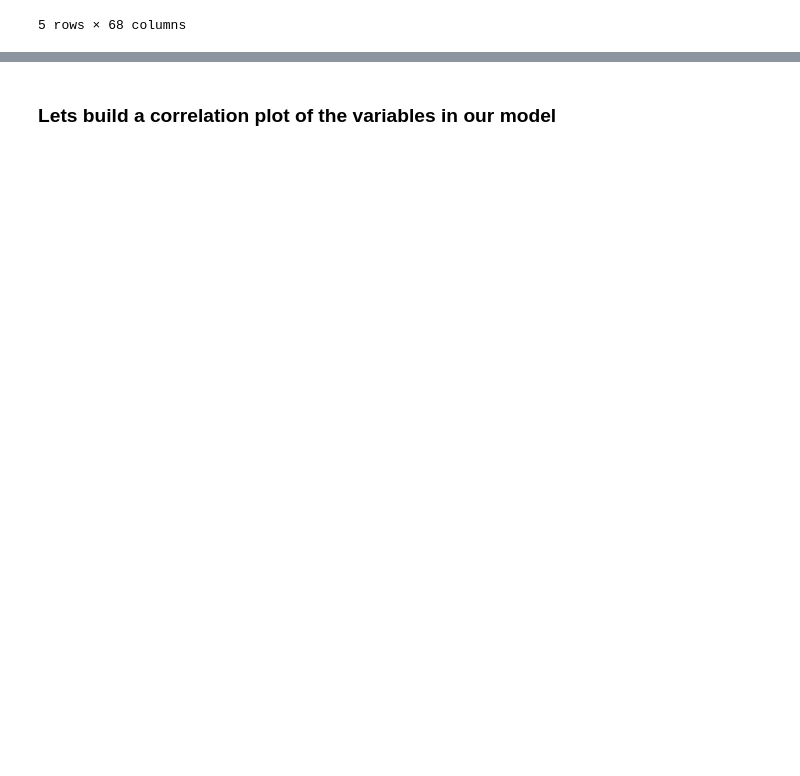
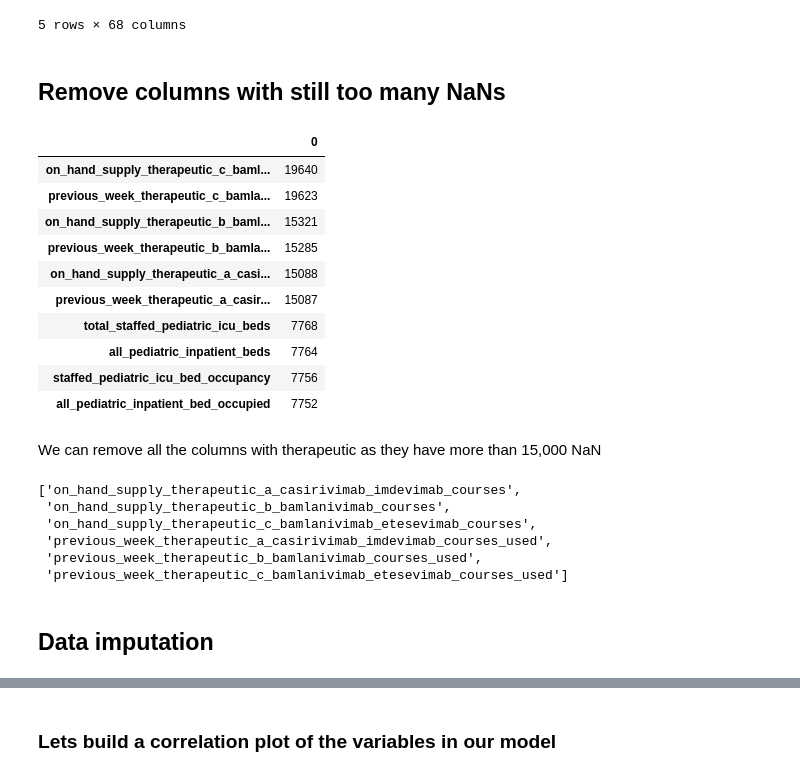
Before and after one commit to alexandreberkovic/COVID-Impact-Time-Series-Prediction, a Jupyter notebook: Cleaning.ipynb, the cells around one changed output, grey strips where cells are left out. Cells and saved outputs as stored; diff of their text form; code cells hidden in the pictures; blank space fills up the shorter version.

Commit message:
Removed therapeutisc and data imputation

```diff
--- a/Cleaning.ipynb
+++ b/Cleaning.ipynb
@@ -155,3 +155,33 @@ df.head()
 | 3 | CT | 2021-01-13 | 4 | 35 | 1 | ... |
 | 4 | MT | 2021-01-13 | 10 | 56 | 1 | ... |
 5 rows × 68 columns
+# %% [markdown]
+## Remove columns with still too many NaNs
+# %%
+# number of Nan values in each column as a dataframe
+df.isna().sum().to_frame().sort_values(by=0, ascending=False).head(10)
+# %% [output]
+|  | 0 |
+| on_hand_supply_therapeutic_c_baml... | 19640 |
+| previous_week_therapeutic_c_bamla... | 19623 |
+| on_hand_supply_therapeutic_b_baml... | 15321 |
+| previous_week_therapeutic_b_bamla... | 15285 |
+| on_hand_supply_therapeutic_a_casi... | 15088 |
+| previous_week_therapeutic_a_casir... | 15087 |
+| total_staffed_pediatric_icu_beds | 7768 |
+| all_pediatric_inpatient_beds | 7764 |
+| staffed_pediatric_icu_bed_occupancy | 7756 |
+| all_pediatric_inpatient_bed_occupied | 7752 |
+# %% [markdown]
+We can remove all the columns with therapeutic as they have more than 15,000 NaN
+# %%
+# print columns with "therapeutic" in column name
+therapeutic = df.columns[df.columns.str.contains('therapeutic')].tolist()
+therapeutic
+# %% [output]
+['on_hand_supply_therapeutic_a_casirivimab_imdevimab_courses',
+ 'on_hand_supply_therapeutic_b_bamlanivimab_courses',
+ 'on_hand_supply_therapeutic_c_bamlanivimab_etesevimab_courses',
+ 'previous_week_therapeutic_a_casirivimab_imdevimab_courses_used',
+ 'previous_week_therapeutic_b_bamlanivimab_courses_used',
+ 'previous_week_therapeutic_c_bamlanivimab_etesevimab_courses_used']
@@ -158,3 +191,5 @@ df.head()
 # %%
 # output df to csv
 df.to_csv('covid_clean.csv', index=False)
+# %% [markdown]
+## Data imputation
```
Also changed, not shown: parts of 6 cells of this notebook, 2 other files.
